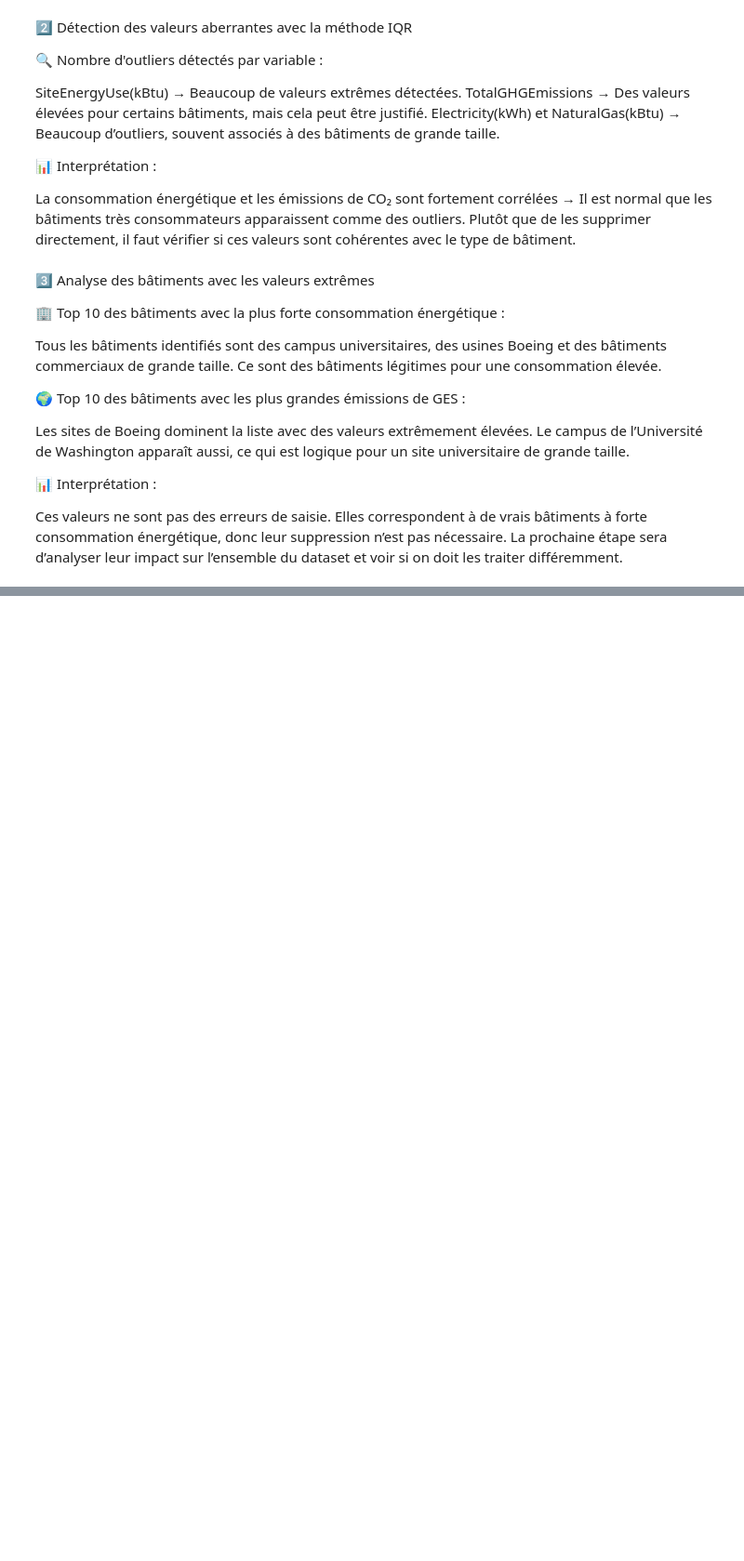
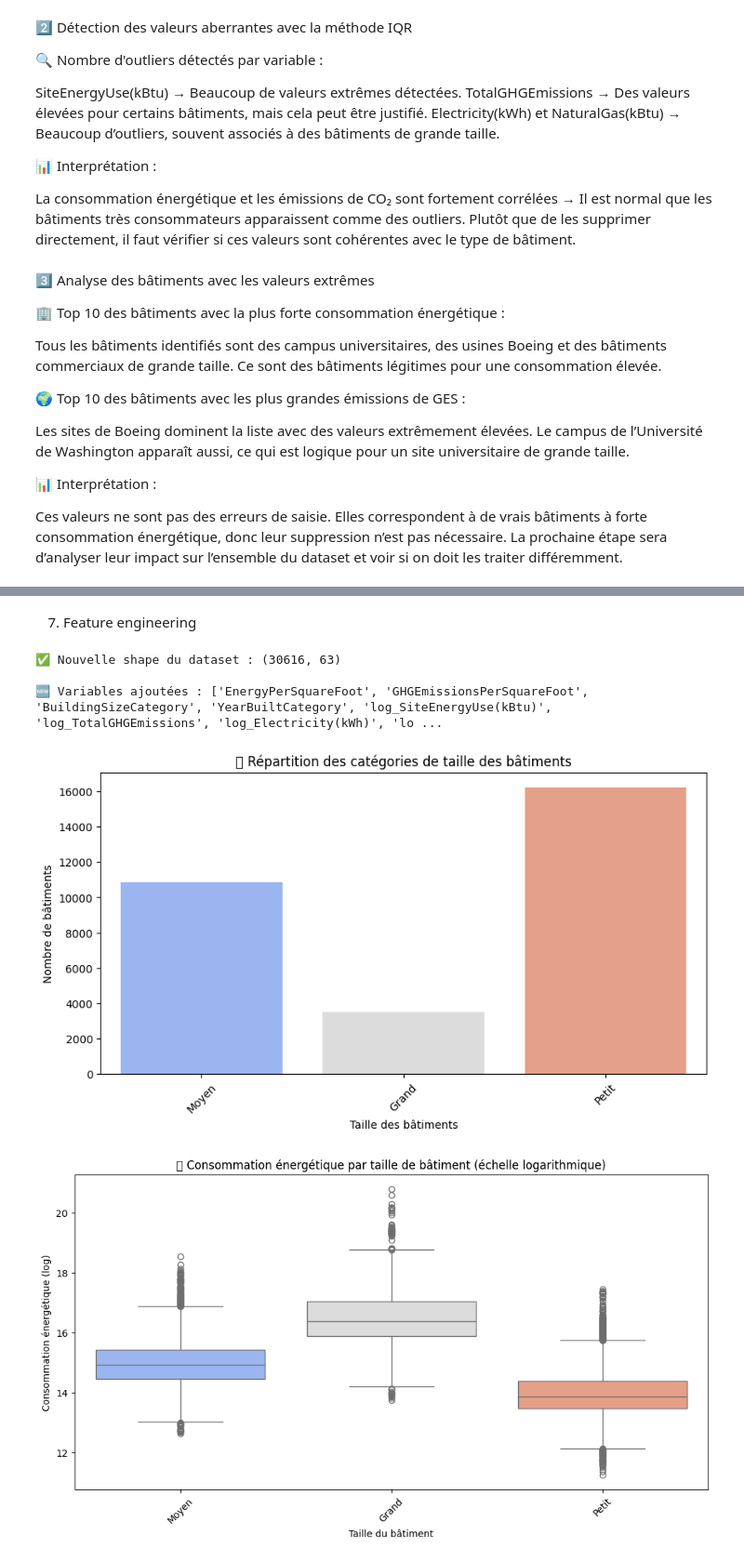
Before and after one commit to layalelzein/Energy-Python, a Jupyter notebook: eda_analysis.ipynb, the cells around one changed output, grey strips where cells are left out. Shown at 93% size. Cells and saved outputs as stored; diff of their text form; code cells hidden in the pictures; blank space fills up the shorter version.

```diff
--- a/eda_analysis.ipynb
+++ b/eda_analysis.ipynb
@@ -507,0 +617,78 @@ La prochaine étape sera d’analyser leur impact sur l’ensemble du dataset et
+# %% [markdown]
+7. Feature engineering
+# %%
+import pandas as pd
+import numpy as np
+import matplotlib.pyplot as plt
+import seaborn as sns
+
+# 1️⃣ Création de nouvelles variables basées sur les données existantes
+df['EnergyPerSquareFoot'] = df['SiteEnergyUse(kBtu)'] / df['PropertyGFATotal']
+df['GHGEmissionsPerSquareFoot'] = df['TotalGHGEmissions'] / df['PropertyGFATotal']
+
+# 2️⃣ Catégorisation de la taille des bâtiments
+df['BuildingSizeCategory'] = pd.cut(df['PropertyGFATotal'],
+                                    bins=[0, 50000, 200000, np.inf],
+                                    labels=['Petit', 'Moyen', 'Grand'])
+
+# 3️⃣ Catégorisation de l'année de construction
+df['YearBuiltCategory'] = pd.cut(df['YearBuilt'],
+                                 bins=[1900, 1950, 2000, 2025],
+                                 labels=['Ancien', 'Moyen-Age', 'Récent'])
+
+# 4️⃣ Transformation logarithmique pour lisser les distributions
+for col in ['SiteEnergyUse(kBtu)', 'TotalGHGEmissions', 'Electricity(kWh)', 'NaturalGas(kBtu)']:
+    df[f'log_{col}'] = np.log1p(df[col])  # log1p(x) = log(x+1) pour éviter log(0)
+
+# 5️⃣ Encodage One-Hot des variables catégorielles
+df = pd.get_dummies(df, columns=['BuildingSizeCategory', 'YearBuiltCategory'])
+
+print(f"\n✅ Nouvelle shape du dataset : {df.shape}")
+print(f"\n🆕 Variables ajoutées : {['EnergyPerSquareFoot', 'GHGEmissionsPerSquareFoot', 'BuildingSizeCategory', 'YearBuiltCategory', 'log_SiteEnergyUse(kBtu)', 'log_TotalGHGEmissions', 'log_Electricity(kWh)', 'log_NaturalGas(kBtu)']}")
+
+# 🔄 Correction du problème avec BuildingSizeCategory (récupération d'une colonne unique)
+df['BuildingSizeCategory'] = df[['BuildingSizeCategory_Petit',
+                                 'BuildingSizeCategory_Moyen',
+                                 'BuildingSizeCategory_Grand']].idxmax(axis=1)
+
+# Renommer les catégories pour plus de clarté
+df['BuildingSizeCategory'] = df['BuildingSizeCategory'].replace({
+    'BuildingSizeCategory_Petit': 'Petit',
+    'BuildingSizeCategory_Moyen': 'Moyen',
+    'BuildingSizeCategory_Grand': 'Grand'
+})
+
+# 📊 1️⃣ Visualisation de la répartition des tailles des bâtiments (Histogramme)
+plt.figure(figsize=(10, 5))
+sns.countplot(data=df, x="BuildingSizeCategory", palette="coolwarm")
+plt.title("📊 Répartition des catégories de taille des bâtiments")
+plt.xlabel("Taille des bâtiments")
+plt.ylabel("Nombre de bâtiments")
+plt.xticks(rotation=45)
+plt.show()
+
+# 📊 2️⃣ Boxplot pour analyser la consommation énergétique par catégorie de bâtiment
+plt.figure(figsize=(12, 6))
+sns.boxplot(data=df, x="BuildingSizeCategory", y="log_SiteEnergyUse(kBtu)", palette="coolwarm")
+plt.title("📊 Consommation énergétique par taille de bâtiment (échelle logarithmique)")
+plt.xlabel("Taille du bâtiment")
+plt.ylabel("Consommation énergétique (log)")
+plt.xticks(rotation=45)
+plt.show()
+
+# 📊 3️⃣ Scatter plot pour voir la relation entre la taille et l'efficacité énergétique
+plt.figure(figsize=(10, 6))
+sns.scatterplot(data=df, x="EnergyPerSquareFoot", y="GHGEmissionsPerSquareFoot", hue="BuildingSizeCategory", palette="coolwarm")
+plt.title("📊 Relation entre efficacité énergétique et émissions de GES")
+plt.xlabel("Consommation énergétique par pied carré")
+plt.ylabel("Émissions de GES par pied carré")
+plt.xscale("log")
+plt.yscale("log")
+plt.legend(title="Taille du bâtiment")
+plt.show()
+# %% [output]
+✅ Nouvelle shape du dataset : (30616, 63)
+
+🆕 Variables ajoutées : ['EnergyPerSquareFoot', 'GHGEmissionsPerSquareFoot', 'BuildingSizeCategory', 'YearBuiltCategory', 'log_SiteEnergyUse(kBtu)', 'log_TotalGHGEmissions', 'log_Electricity(kWh)', 'lo ...
+[figure, added]
+[figure, added]
```
Also changed, not shown: parts of 7 cells of this notebook.
